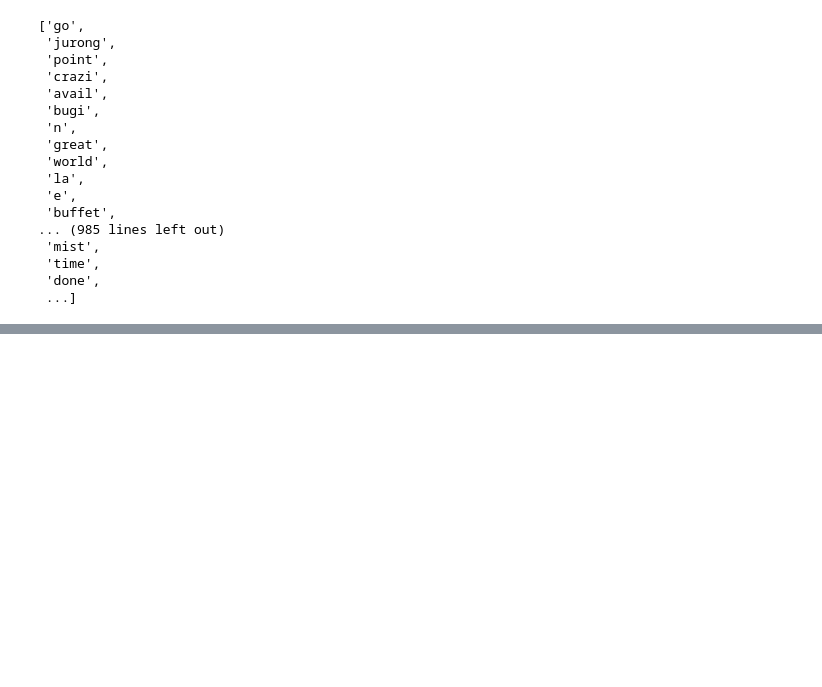
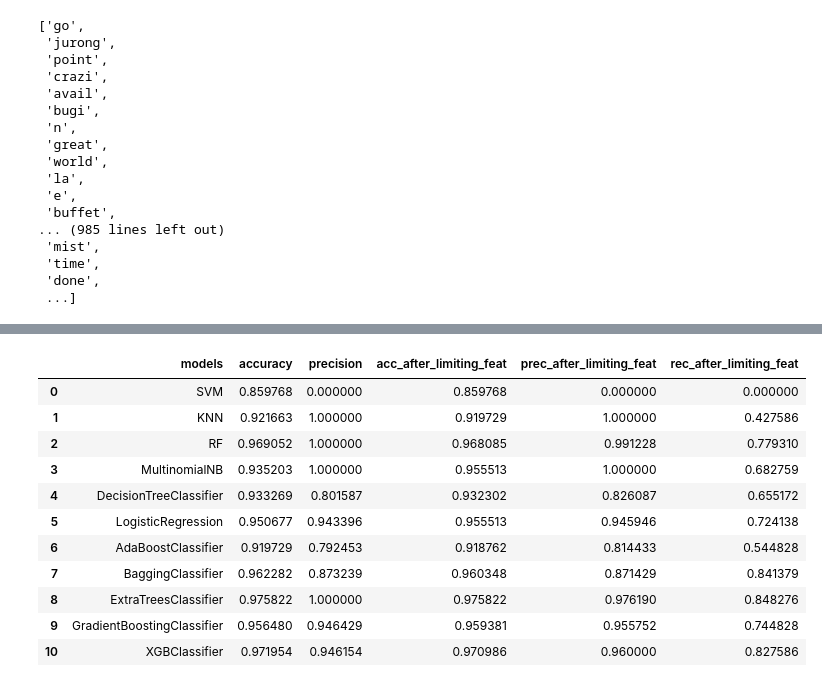
Before and after one commit to garvchawla5678/SMS-Spam-Classifier, a Jupyter notebook: sms-spam-detection.ipynb, the cells around one changed output, grey strips where cells are left out. Saved outputs shown, nothing was run; the diff lists cells and outputs as text; code cells hidden in the pictures; blank space fills up the shorter version.

Commit message:
Model-Training-Done

```diff
--- a/sms-spam-detection.ipynb
+++ b/sms-spam-detection.ipynb
@@ -345,0 +677,14 @@ px.bar(ham_freq_wrds, x='word', y='count', color='word', text='count')
+# %%
+classifiers = {
+    'SVM' : svc,
+    'KNN' : knc,
+    'RF' : rfc,
+    'MultinomialNB' : mnb,
+    'DecisionTreeClassifier' : dtc,
+    'LogisticRegression' : lrc,
+    'AdaBoostClassifier' : abc,
+    'BaggingClassifier' : bc,
+    'ExtraTreesClassifier' : etc,
+    'GradientBoostingClassifier' : gdbt,
+    'XGBClassifier' : xgbt,
+}
@@ -345,0 +693,25 @@ px.bar(ham_freq_wrds, x='word', y='count', color='word', text='count')
+# %%
+def train_classifier(clf, X_train, y_train, X_test, y_test):
+    clf.fit(X_train, y_train)
+    y_pred = clf.predict(X_test)
+
+    ac_score = accuracy_score(y_test, y_pred)
+    prc_score = precision_score(y_test, y_pred)
+    rec_score = recall_score(y_test, y_pred)
+    print('Accuracy Score: ', ac_score)
+    print('Precision Score: ', prc_score)
+    print('Recall Score: ', rec_score)
+
+    return ac_score, prc_score, rec_score
+# %%
+acc_scores = []
+prec_scores = []
+rec_scores = []
+for name, clf in classifiers.items():
+    print('Name :', name)
+    ac_score, prc_score, rc_score = train_classifier(clf, X_train, y_train, X_test, y_test)
+    print()
+
+    acc_scores.append(ac_score)
+    prec_scores.append(prc_score)
+    rec_scores.append(rc_score)
@@ -345,0 +756,19 @@ px.bar(ham_freq_wrds, x='word', y='count', color='word', text='count')
+# %%
+performance_df['acc_after_limiting_feat'] = acc_scores
+performance_df['prec_after_limiting_feat'] = prec_scores
+performance_df['rec_after_limiting_feat'] = rec_scores
+# %%
+performance_df
+# %% [output]
+|  | models | accuracy | precision | acc_after_limiting_feat | prec_after_limiting_feat | rec_after_limiting_feat |
+| 0 | SVM | 0.859768 | 0.000000 | 0.859768 | 0.000000 | 0.000000 |
+| 1 | KNN | 0.921663 | 1.000000 | 0.919729 | 1.000000 | 0.427586 |
+| 2 | RF | 0.969052 | 1.000000 | 0.968085 | 0.991228 | 0.779310 |
+| 3 | MultinomialNB | 0.935203 | 1.000000 | 0.955513 | 1.000000 | 0.682759 |
+| 4 | DecisionTreeClassifier | 0.933269 | 0.801587 | 0.932302 | 0.826087 | 0.655172 |
+| 5 | LogisticRegression | 0.950677 | 0.943396 | 0.955513 | 0.945946 | 0.724138 |
+| 6 | AdaBoostClassifier | 0.919729 | 0.792453 | 0.918762 | 0.814433 | 0.544828 |
+| 7 | BaggingClassifier | 0.962282 | 0.873239 | 0.960348 | 0.871429 | 0.841379 |
+| 8 | ExtraTreesClassifier | 0.975822 | 1.000000 | 0.975822 | 0.976190 | 0.848276 |
+| 9 | GradientBoostingClassifier | 0.956480 | 0.946429 | 0.959381 | 0.955752 | 0.744828 |
+| 10 | XGBClassifier | 0.971954 | 0.946154 | 0.970986 | 0.960000 | 0.827586 |
```
Also changed, not shown: parts of 41 cells of this notebook.
